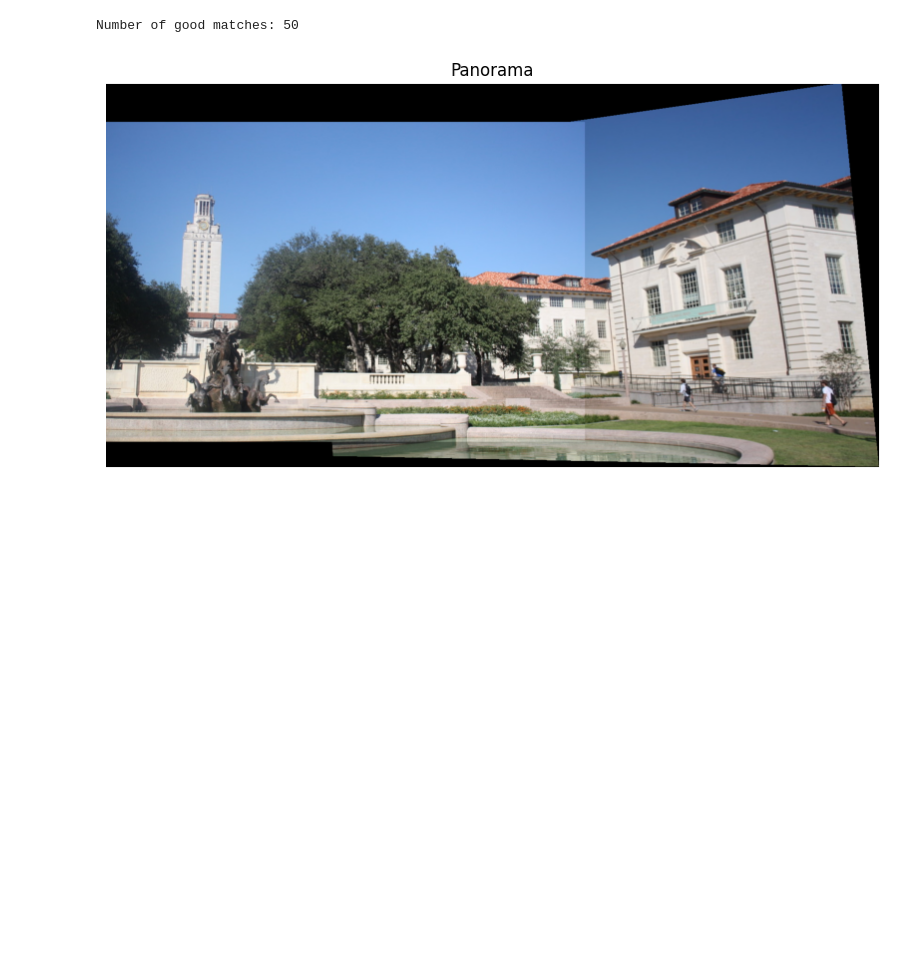
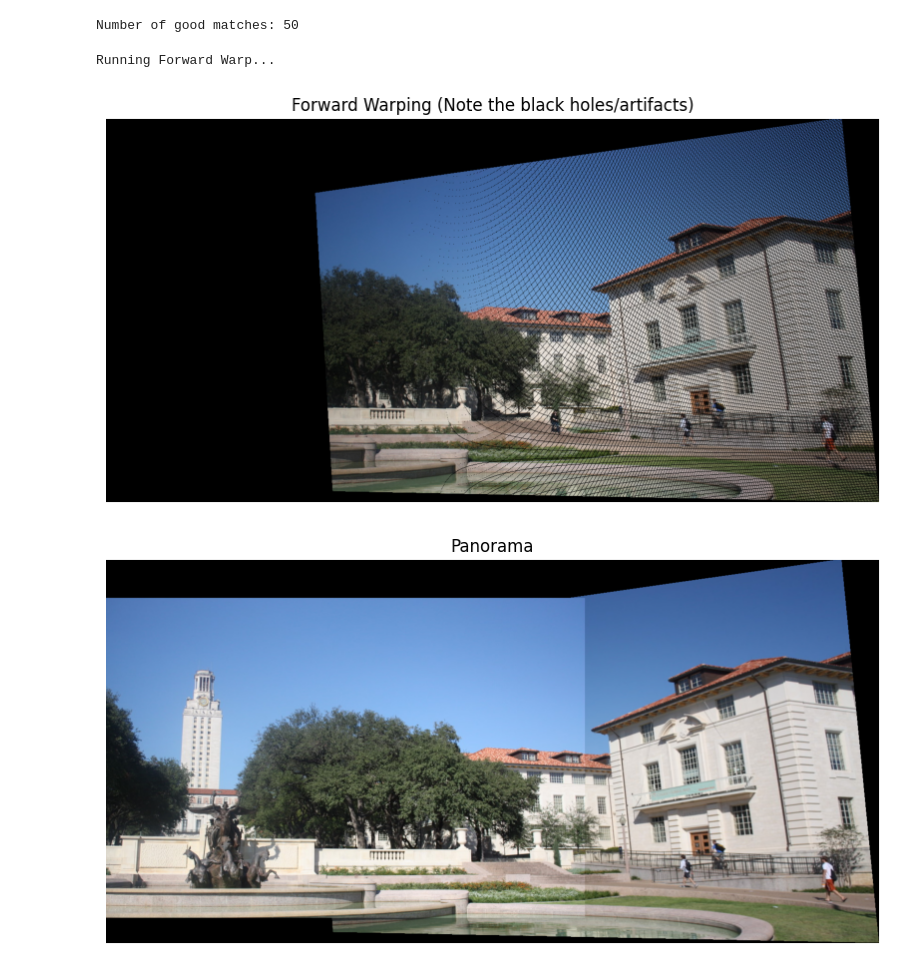
Before and after one commit to mirollawa2l/CV-, a Jupyter notebook: cv2part2.ipynb, the cells around one changed output. Cells and saved outputs as stored; diff of their text form; code cells hidden in the pictures; blank space fills up the shorter version.

```diff
--- a/cv2part2.ipynb
+++ b/cv2part2.ipynb
@@ -315,3 +345,17 @@ H_total_inv = np.linalg.inv(H_total)  # Inverse for backward mapping
+# %%
+# Test the Forward Warping Function
+print("Running Forward Warp...")
+# We use H_total because it includes the translation needed to fit on the canvas
+forward_test_canvas = forward_warp(img1, H_total, output_width, output_height)
+
+plt.figure(figsize=(10,5))
+plt.imshow(cv2.cvtColor(forward_test_canvas, cv2.COLOR_BGR2RGB))
+plt.title("Forward Warping (Note the black holes/artifacts)")
+plt.axis('off')
+plt.show()
+# %% [output]
+Running Forward Warp...
+[figure, added]
 # %%
 # ============================================
 # Step 10: Warp Image 1 onto Output Canvas (Inverse Mapping)
```
Also changed, not shown: parts of 2 cells of this notebook.
